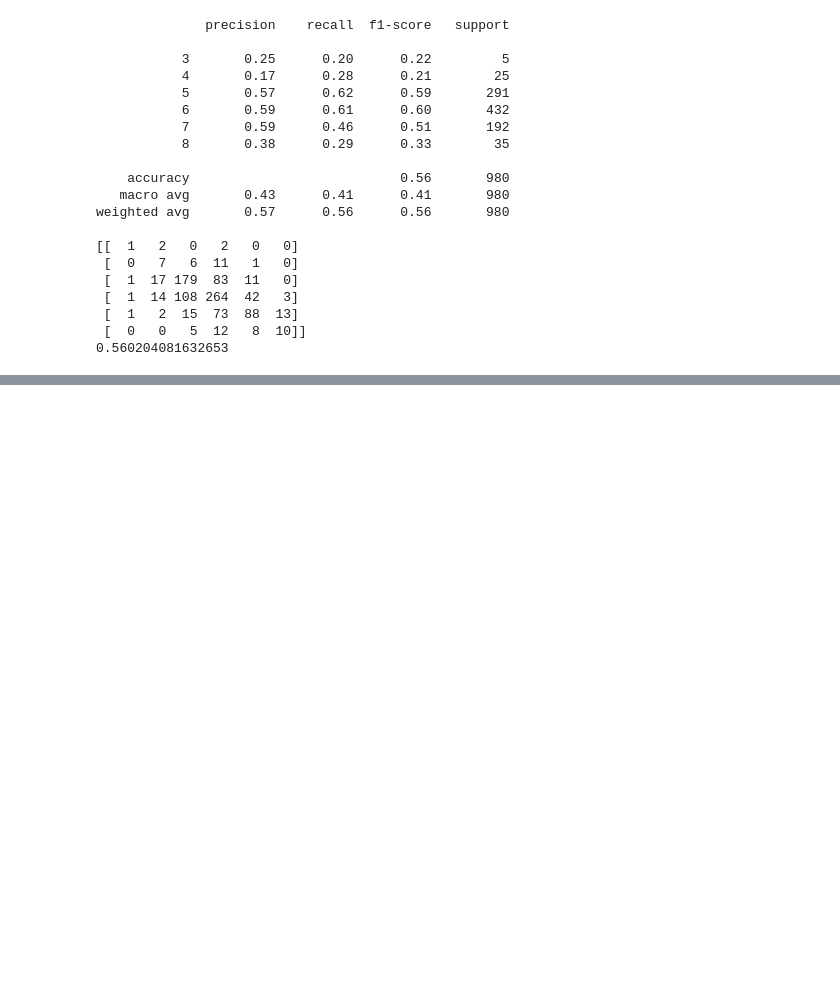
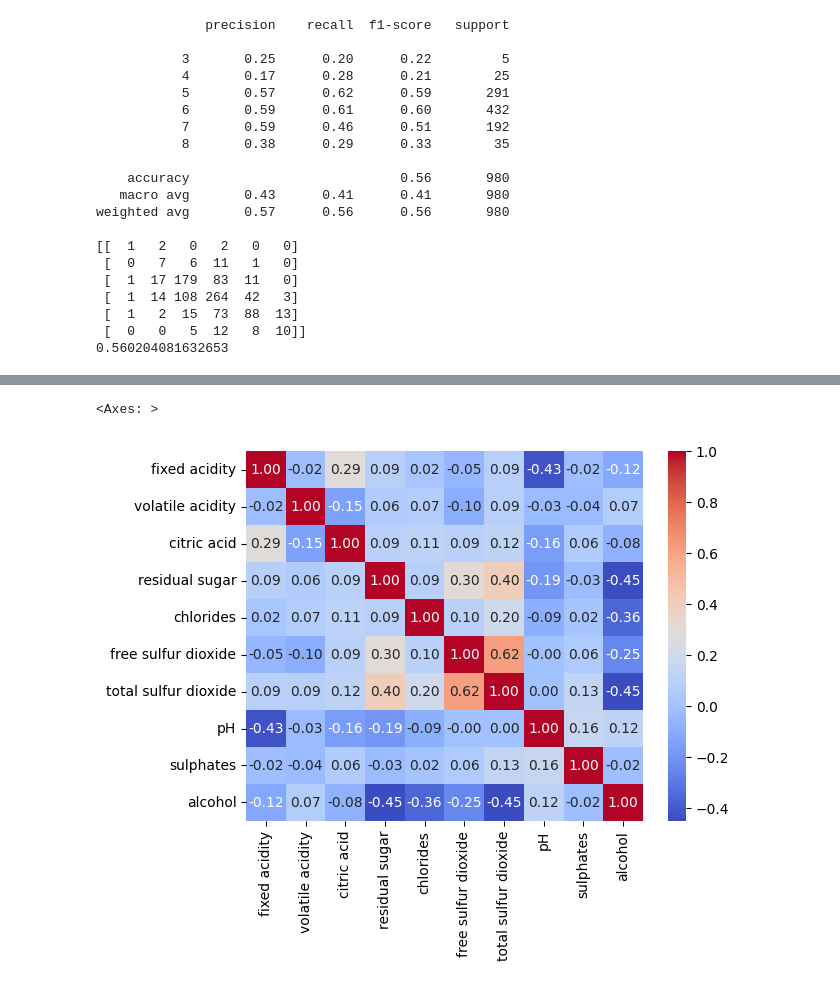
Before and after one commit to mayurimamdi/WineQualityUnsupervised-, a Jupyter notebook: notebook/White_wine.ipynb, the cells around one changed output, grey strips where cells are left out. Drawn from its saved outputs; the diff is of its cells as text; code cells hidden in the pictures; blank space fills up the shorter version.

```diff
--- a/notebook/White_wine.ipynb
+++ b/notebook/White_wine.ipynb
@@ -70,0 +199,9 @@ weighted avg       0.57      0.56      0.56       980
+# %%
+X=df.drop(columns=['quality','density'], axis=1)
+y=df['quality']
+# %%
+corr_matrix = X.corr()
+sns.heatmap(corr_matrix, annot=True, cmap='coolwarm', fmt='.2f')
+# %% [output]
+<Axes: >
+[figure, added]
```
Also changed, not shown: parts of 19 cells of this notebook.
